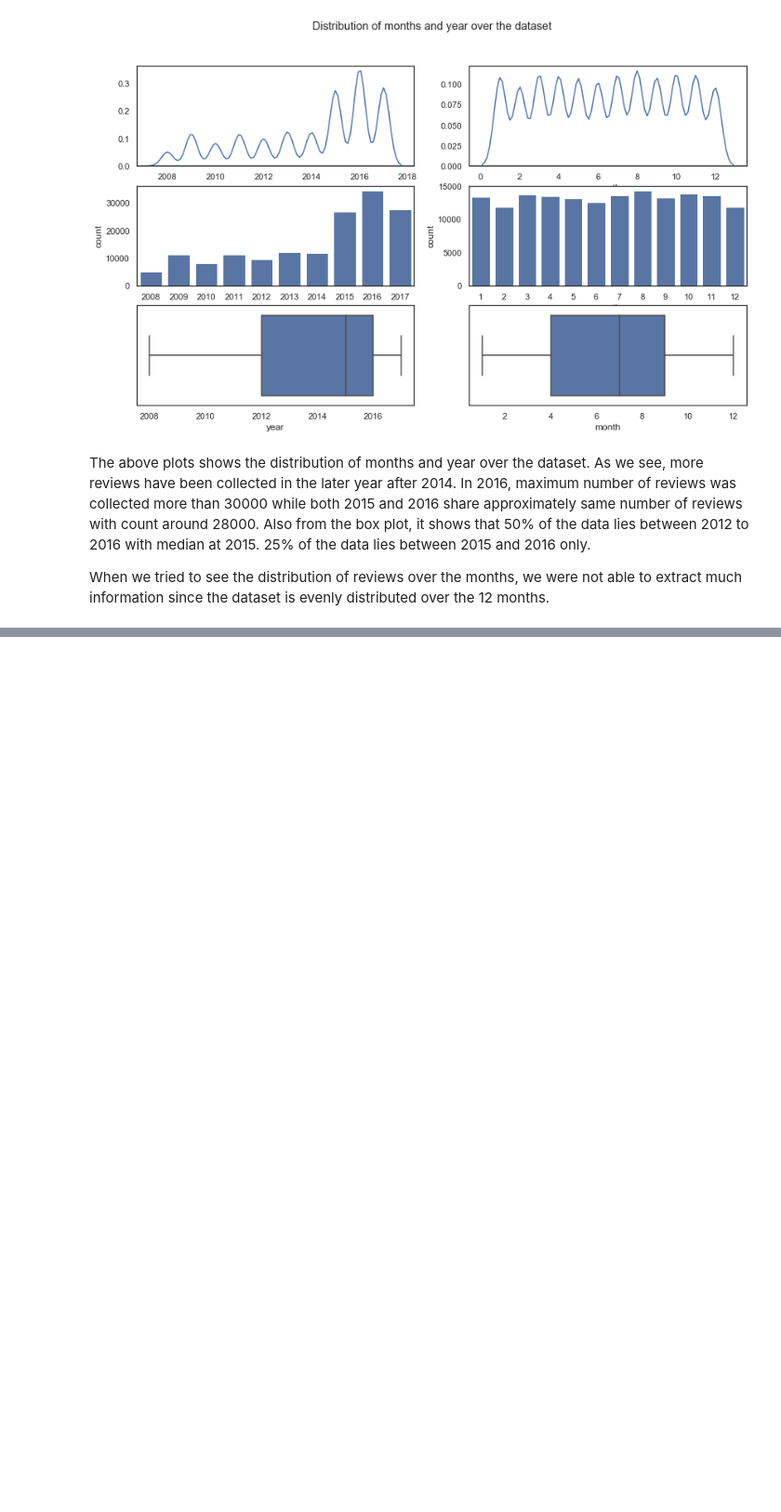
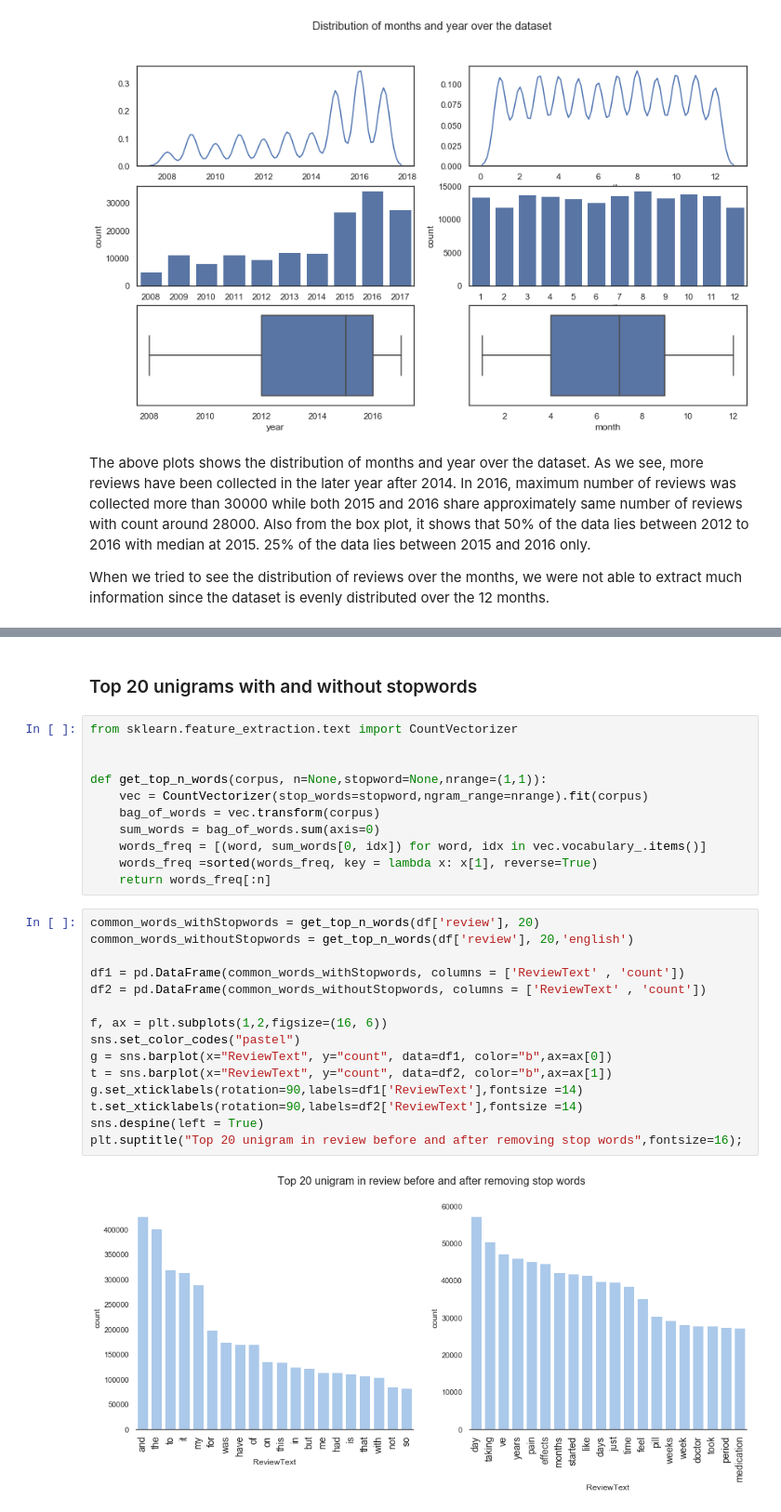
Before and after one commit to Laxman-Kumar/Drugs-Review-Text-Mining-Project, a Jupyter notebook: Drug Review - Data Cleaning and EDA.ipynb, the cells around one changed output, grey strips where cells are left out. Shown at 93% size. Saved outputs shown, nothing was run; the diff lists cells and outputs as text; blank space fills up the shorter version.

```diff
--- a/Drug Review - Data Cleaning and EDA.ipynb
+++ b/Drug Review - Data Cleaning and EDA.ipynb
@@ -296,0 +306,30 @@ plt.show()
+# %% [markdown]
+### Top 20 unigrams with and without stopwords
+# %%
+from sklearn.feature_extraction.text import CountVectorizer
+
+
+def get_top_n_words(corpus, n=None,stopword=None,nrange=(1,1)):
+    vec = CountVectorizer(stop_words=stopword,ngram_range=nrange).fit(corpus)
+    bag_of_words = vec.transform(corpus)
+    sum_words = bag_of_words.sum(axis=0)
+    words_freq = [(word, sum_words[0, idx]) for word, idx in vec.vocabulary_.items()]
+    words_freq =sorted(words_freq, key = lambda x: x[1], reverse=True)
+    return words_freq[:n]
+# %%
+common_words_withStopwords = get_top_n_words(df['review'], 20)
+common_words_withoutStopwords = get_top_n_words(df['review'], 20,'english')
+
+df1 = pd.DataFrame(common_words_withStopwords, columns = ['ReviewText' , 'count'])
+df2 = pd.DataFrame(common_words_withoutStopwords, columns = ['ReviewText' , 'count'])
+
+f, ax = plt.subplots(1,2,figsize=(16, 6))
+sns.set_color_codes("pastel")
+g = sns.barplot(x="ReviewText", y="count", data=df1, color="b",ax=ax[0])
+t = sns.barplot(x="ReviewText", y="count", data=df2, color="b",ax=ax[1])
+g.set_xticklabels(rotation=90,labels=df1['ReviewText'],fontsize =14)
+t.set_xticklabels(rotation=90,labels=df2['ReviewText'],fontsize =14)
+sns.despine(left = True)
+plt.suptitle("Top 20 unigram in review before and after removing stop words",fontsize=16);
+# %% [output]
+[figure, added]
```
Also changed, not shown: parts of 14 cells of this notebook, 1 other file.
